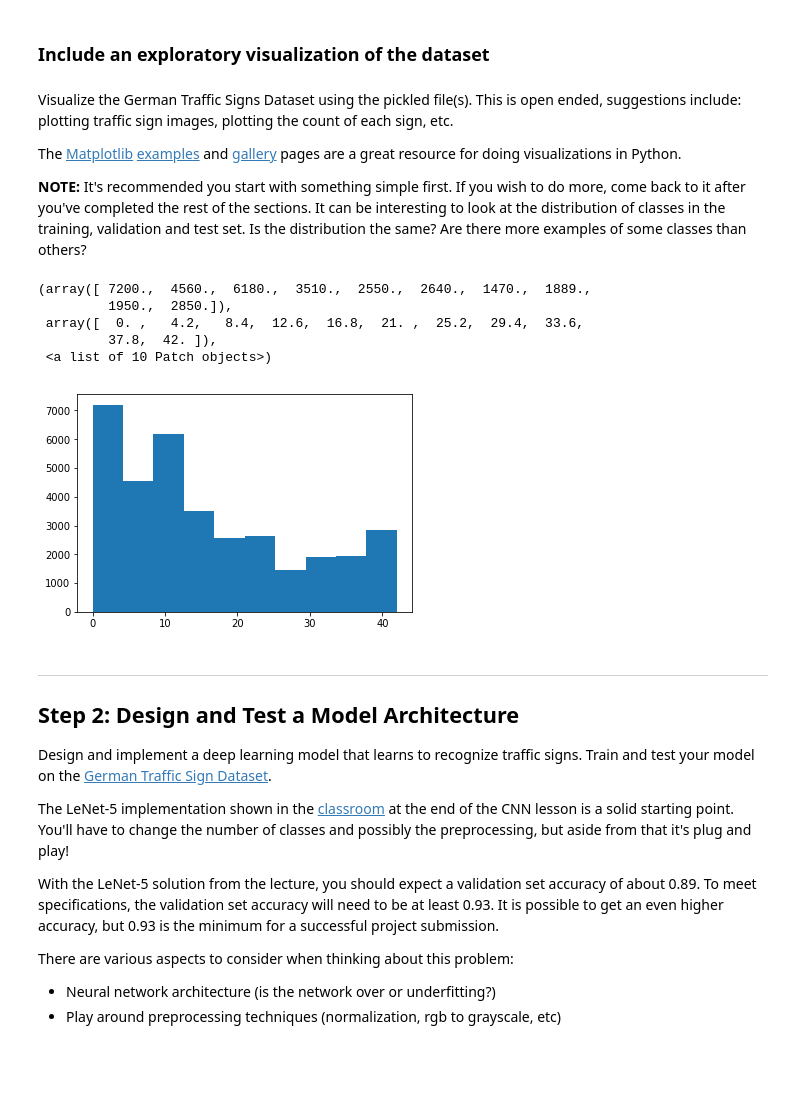
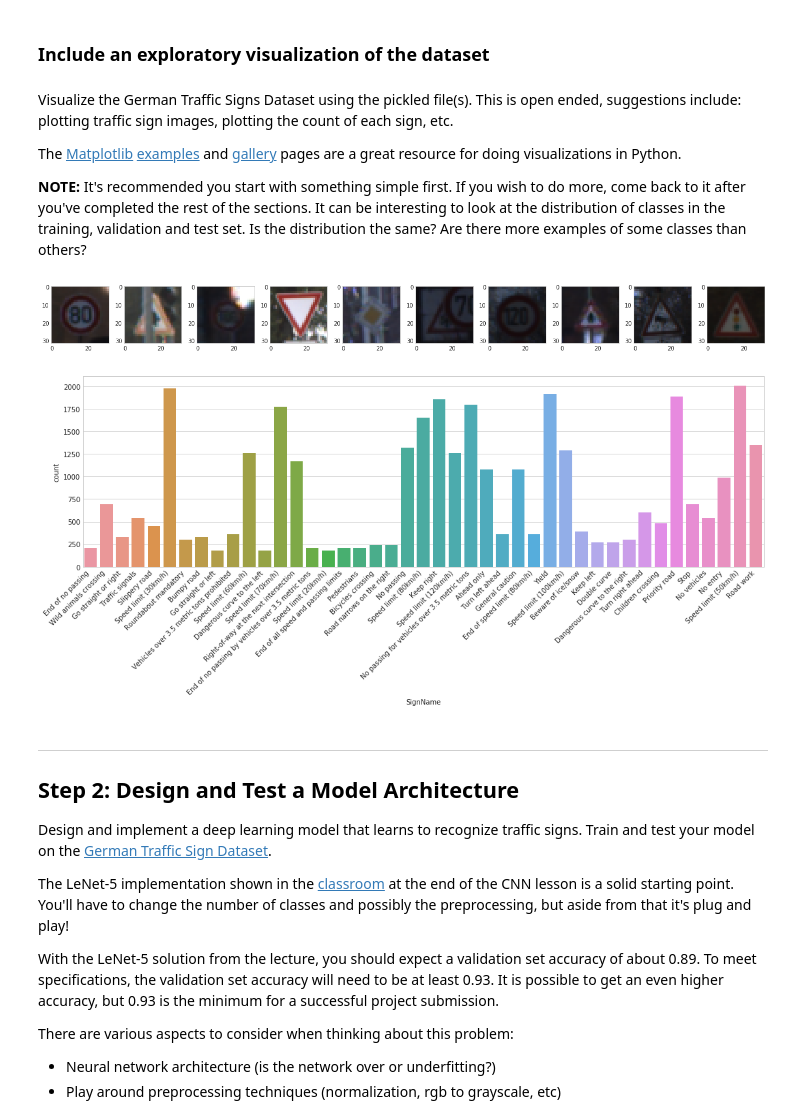
Before and after one commit to adhulipa/CarND-Traffic-Sign-Classifier-Project, a Jupyter notebook: Traffic_Sign_Classifier.ipynb, the cells around one changed output. Cells and saved outputs as stored; diff of their text form; code cells hidden in the pictures; blank space fills up the shorter version.

Commit message:
Visualized data.
1. Plotted images of a subset of the signs.
2. Plotted a distribution of the signs.

```diff
--- a/Traffic_Sign_Classifier.ipynb
+++ b/Traffic_Sign_Classifier.ipynb
@@ -89,24 +89,41 @@ Visualize the German Traffic Signs Dataset using the pickled file(s). This is op
 
 The [Matplotlib](http://matplotlib.org/) [examples](http://matplotlib.org/examples/index.html) and [gallery](http://matplotlib.org/gallery.html) pages are a great resource for doing visualizations in Python.
 
-**NOTE:** It's recommended you start with something simple first. If you wish to do more, come back to it after you've completed the rest of the sections. It can be interesting to look at the distribution of classes in the training, validation and test set. Is the distribution the same? Are there more examples of some classes than others?
+**NOTE:** It's recommended you start with something simple first. If you wish to do more, come back to it after you've completed the rest of the sections. It can be interesting to look at the distribution of classes in the
+training, validation and test set. Is the distribution the same? Are there more examples of some classes than others?
-# %%
-### Data exploration visualization code goes here.
-### Feel free to use as many code cells as needed.
-# Visualizations will be shown in the notebook.
-%matplotlib inline
-
-import pandas as pd
-import matplotlib.pyplot as plt
-
-signnames = pd.read_csv('signnames.csv')
-
-plt.hist(y_train)
-# %% [output]
-(array([ 7200.,  4560.,  6180.,  3510.,  2550.,  2640.,  1470.,  1889.,
-         1950.,  2850.]),
- array([  0. ,   4.2,   8.4,  12.6,  16.8,  21. ,  25.2,  29.4,  33.6,
-         37.8,  42. ]),
- <a list of 10 Patch objects>)
-[figure, removed]
+# %%
+import numpy as np
+import pandas as pd
+import matplotlib.pyplot as plt
+import seaborn as sns
+
+### Data exploration visualization code goes here.
+### Feel free to use as many code cells as needed.
+# Visualizations will be shown in the notebook.
+%matplotlib inline
+
+# Plot signs.
+fig = plt.figure(figsize=(18,3))
+# Plot initial image
+nrows = 1
+ncols = 10
+plt.subplot(nrows, ncols, 1)
+for i in range(ncols):
+    ax = plt.subplot(nrows, ncols, i+1)
+    plt.imshow(random.choice(X_train))
+    ax.grid(False)
+
+sample = X_train[np.random.randint(len(X_train), size=1)]
+plt.tight_layout()
+
+# Distribution of signs.
+fig = plt.figure(figsize=(15,7))
+signnames = pd.read_csv('signnames.csv')
+y_signs = signnames.iloc[y_train]
+sns.countplot(x="SignName", data=y_signs)
+plt.xticks(rotation=45, ha='right')
+plt.tight_layout()
+# %% [output]
+[figure, added]
+[figure, added]
 # %% [markdown]
```
